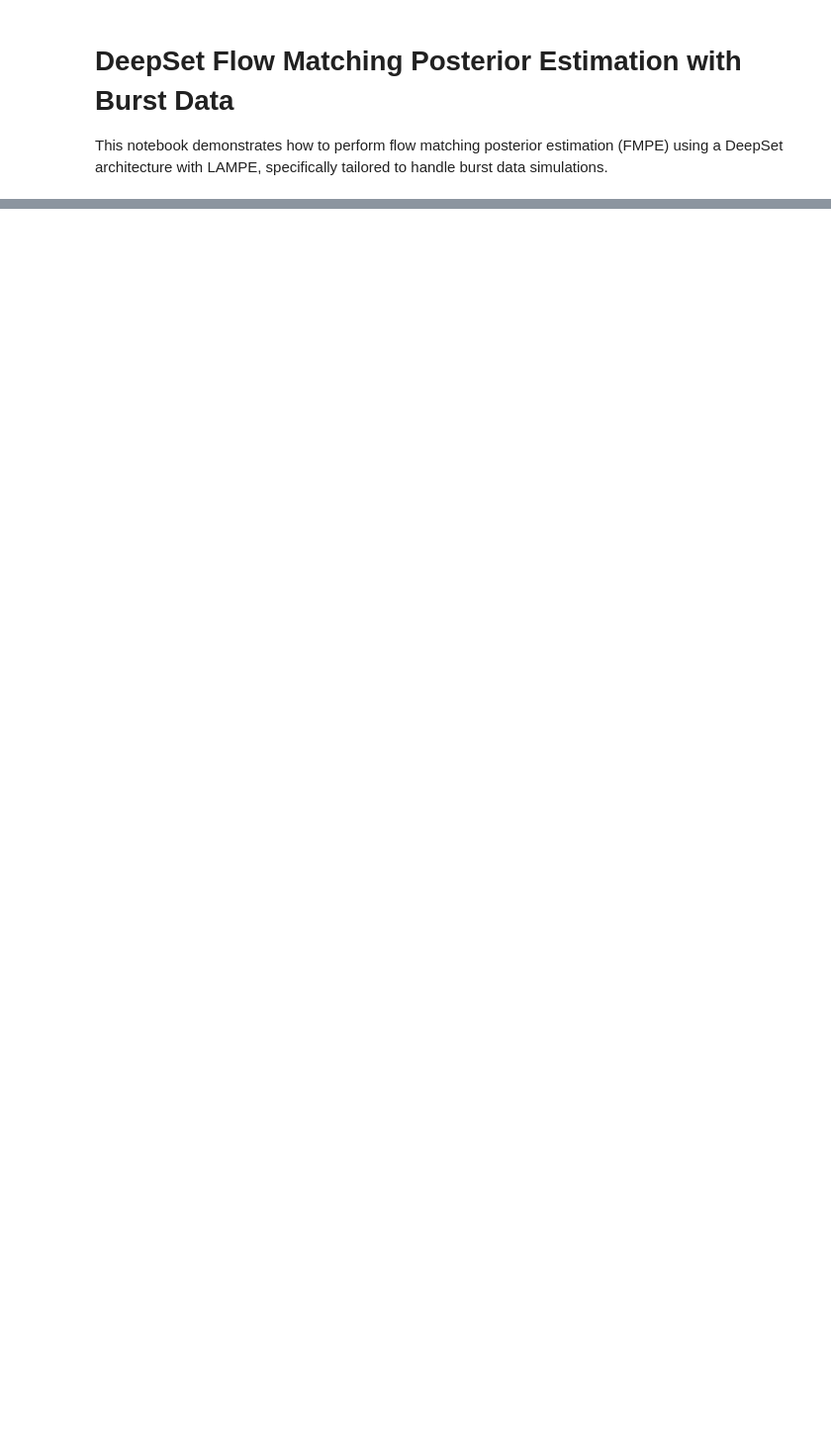
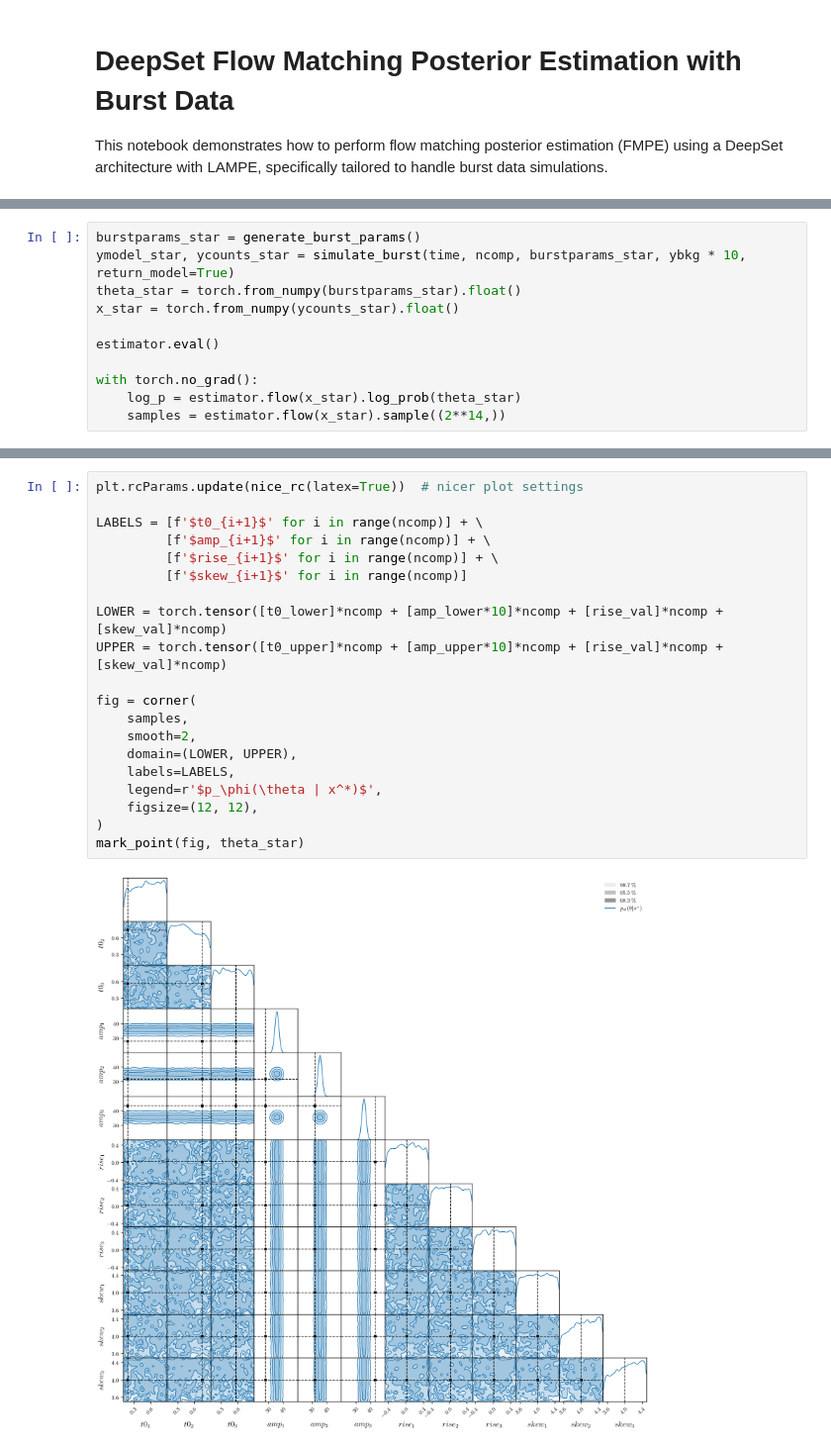
Before and after one commit to wenkaip-personal/Project-AI, a Jupyter notebook: experiments/fmpe_deep_sets_burst.ipynb, the cells around one changed output, grey strips where cells are left out. Shown at 99% size. Drawn from its saved outputs; the diff is of its cells as text; blank space fills up the shorter version.

```diff
--- a/experiments/fmpe_deep_sets_burst.ipynb
+++ b/experiments/fmpe_deep_sets_burst.ipynb
@@ -145,0 +73,11 @@ This plot is typically generated using data analysis libraries in Python such as
+# %%
+burstparams_star = generate_burst_params()
+ymodel_star, ycounts_star = simulate_burst(time, ncomp, burstparams_star, ybkg * 10, return_model=True)
+theta_star = torch.from_numpy(burstparams_star).float()
+x_star = torch.from_numpy(ycounts_star).float()
+
+estimator.eval()
+
+with torch.no_grad():
+    log_p = estimator.flow(x_star).log_prob(theta_star)
+    samples = estimator.flow(x_star).sample((2**14,))
@@ -145,0 +88,22 @@ This plot is typically generated using data analysis libraries in Python such as
+# %%
+plt.rcParams.update(nice_rc(latex=True))  # nicer plot settings
+
+LABELS = [f'$t0_{i+1}$' for i in range(ncomp)] + \
+         [f'$amp_{i+1}$' for i in range(ncomp)] + \
+         [f'$rise_{i+1}$' for i in range(ncomp)] + \
+         [f'$skew_{i+1}$' for i in range(ncomp)]
+
+LOWER = torch.tensor([t0_lower]*ncomp + [amp_lower*10]*ncomp + [rise_val]*ncomp + [skew_val]*ncomp)
+UPPER = torch.tensor([t0_upper]*ncomp + [amp_upper*10]*ncomp + [rise_val]*ncomp + [skew_val]*ncomp)
+
+fig = corner(
+    samples,
+    smooth=2,
+    domain=(LOWER, UPPER),
+    labels=LABELS,
+    legend=r'$p_\phi(\theta | x^*)$',
+    figsize=(12, 12),
+)
+mark_point(fig, theta_star)
+# %% [output]
+[figure, added]
```
Also changed, not shown: parts of 21 cells of this notebook.
